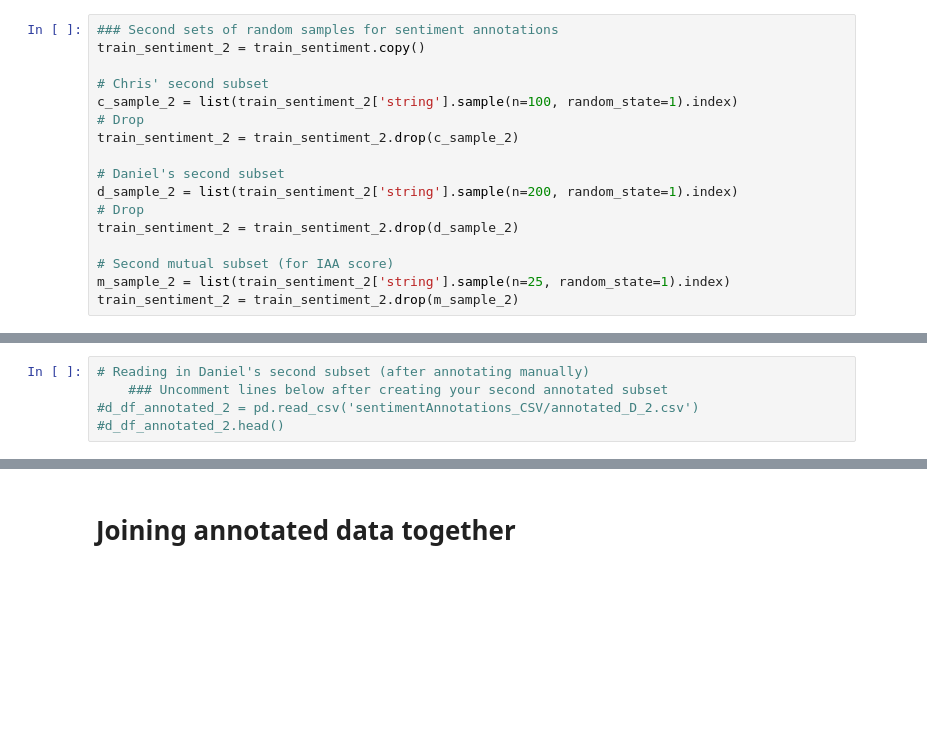
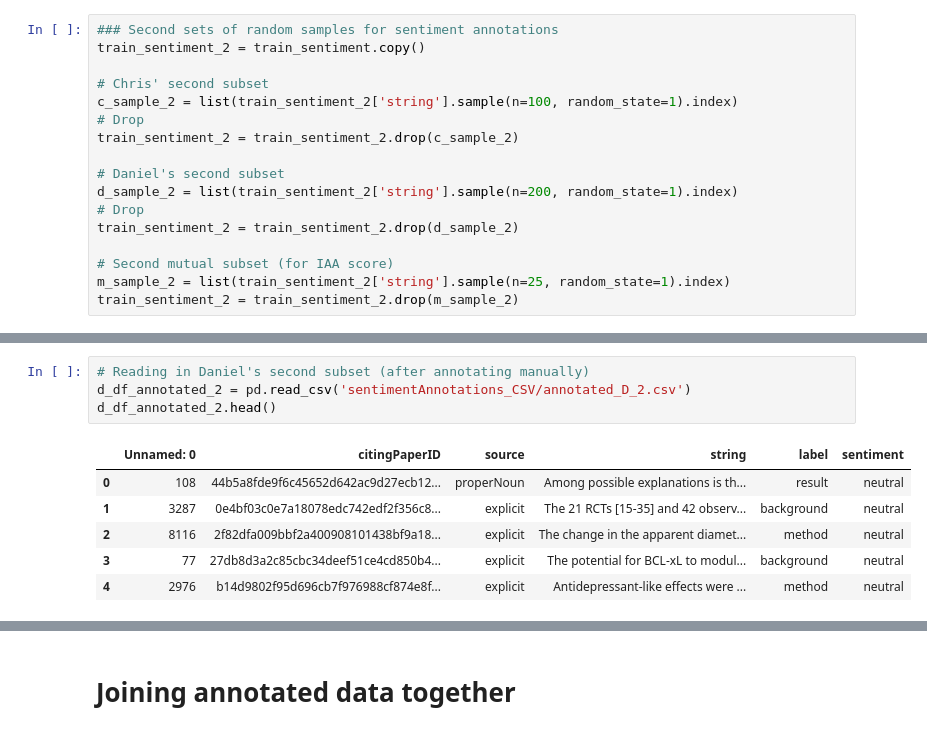
Before and after one commit to ChrisBagdon/Citation_Classification, a Jupyter notebook: sentimentAnnotations.ipynb, the cells around one changed output, grey strips where cells are left out. Cells and saved outputs as stored; diff of their text form; blank space fills up the shorter version.

```diff
--- a/sentimentAnnotations.ipynb
+++ b/sentimentAnnotations.ipynb
@@ -137,8 +172,14 @@ d_df_2.head()
 # %%
 # Reading in Daniel's second subset (after annotating manually)
-    ### Uncomment lines below after creating your second annotated subset
-#d_df_annotated_2 = pd.read_csv('sentimentAnnotations_CSV/annotated_D_2.csv')
-#d_df_annotated_2.head()
+d_df_annotated_2 = pd.read_csv('sentimentAnnotations_CSV/annotated_D_2.csv')
+d_df_annotated_2.head()
+# %% [output]
+|  | Unnamed: 0 | citingPaperID | source | string | label | sentiment |
+| 0 | 108 | 44b5a8fde9f6c45652d642ac9d27ecb12... | properNoun | Among possible explanations is th... | result | neutral |
+| 1 | 3287 | 0e4bf03c0e7a18078edc742edf2f356c8... | explicit | The 21 RCTs [15-35] and 42 observ... | background | neutral |
+| 2 | 8116 | 2f82dfa009bbf2a400908101438bf9a18... | explicit | The change in the apparent diamet... | method | neutral |
+| 3 | 77 | 27db8d3a2c85cbc34deef51ce4cd850b4... | explicit | The potential for BCL-xL to modul... | background | neutral |
+| 4 | 2976 | b14d9802f95d696cb7f976988cf874e8f... | explicit | Antidepressant-like effects were ... | method | neutral |
 # %%
 # Second mutual subset in DataFrame form (for adding IAA sentiment annotations)
 m_df_2 = train_tsv.copy()
```
Also changed, not shown: parts of 11 cells of this notebook, 1 other file.
